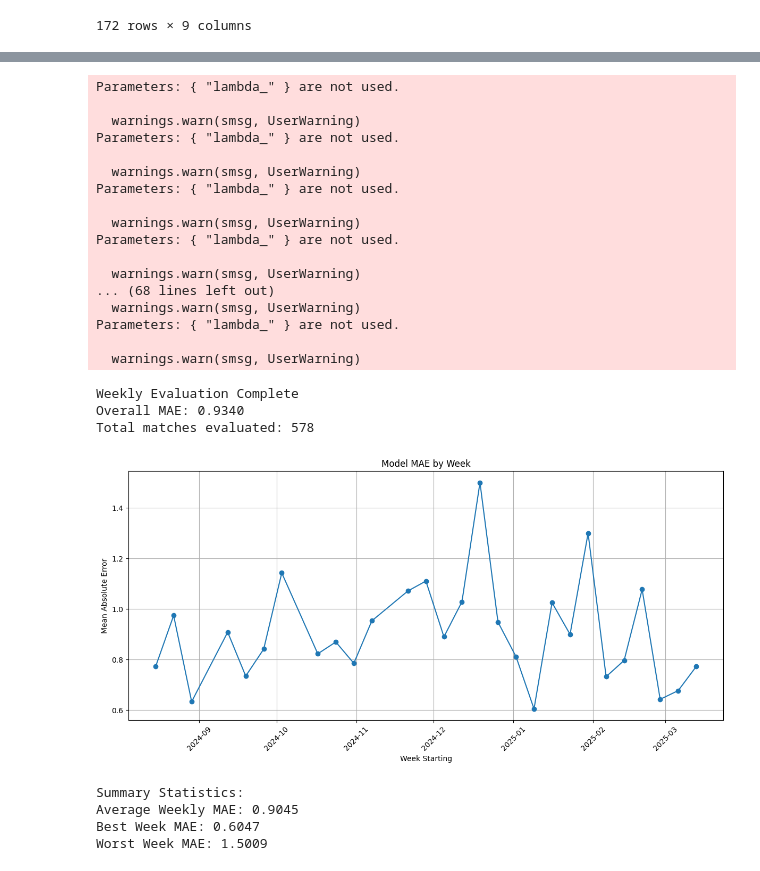
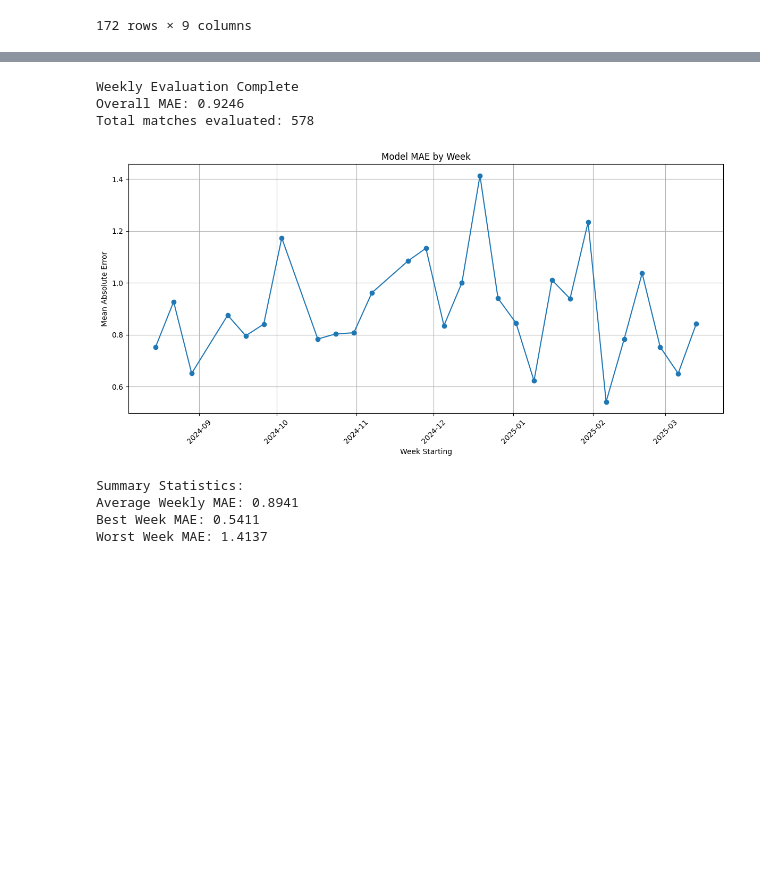
Before and after one commit to louis-porter/team-eval, a Jupyter notebook: ml/xgboost_model.ipynb, the cells around one changed output, grey strips where cells are left out. Saved outputs shown, nothing was run; the diff lists cells and outputs as text; code cells hidden in the pictures; blank space fills up the shorter version.

```diff
--- a/ml/xgboost_model.ipynb
+++ b/ml/xgboost_model.ipynb
@@ -1137,7 +1241,7 @@ def evaluate_weekly(final_df, start_date, end_date, feature_cols, target_col="go
     all_predictions = []
 
     # Convert categorical columns to category type if needed
-    cat_cols = ["division", "team", "opponent_team"] #, "team", "opponent_team"
+    cat_cols = ["division"] #, "team", "opponent_team"
     X = final_df[feature_cols].copy()
     for col in cat_cols:
         if col in X.columns:
@@ -1233,12 +1337,6 @@ def evaluate_weekly(final_df, start_date, end_date, feature_cols, target_col="go
 
     return results_df, all_predictions_df
 
-# Define feature columns
-feature_cols = ["division", "home?", "avg_market_value", "opponent_avg_market_value", "rolling_finishing_ability", "rolling_opponent_finishing_ability", "team", "opponent_team",#"xg_interaction",
-                "rolling_goals_for", "rolling_xg_for", "rolling_shots_for", "rolling_shots_on_target_for", "rolling_corners_for", "rolling_deep_for", "rolling_ppda_for",
-                "opponent_rolling_goals_against", "opponent_rolling_xg_against", "opponent_rolling_shots_against", "opponent_rolling_shots_on_target_against", "opponent_rolling_corners_against", "opponent_rolling_deep_against", "opponent_rolling_ppda_against"]
-
-
 # Set evaluation period
 start_date = "2024-08-01"  # Start after a few games have been played
 end_date = "2025-03-17"    # End with the most recent data
@@ -1247,55 +1345,38 @@ end_date = "2025-03-17"    # End with the most recent data
 weekly_results, all_predictions = evaluate_weekly(
     final_df,
     start_date=start_date,
     end_date=end_date,
     feature_cols=feature_cols,
     promoted_teams=["Ipswich", "Leicester", "Southampton"],
     verbose=False
 )
 
 # Visualize results
 import matplotlib.pyplot as plt
 
 plt.figure(figsize=(12, 6))
 plt.plot(weekly_results['week_starting'], weekly_results['mae'], marker='o')
 plt.title('Model MAE by Week')
 plt.xlabel('Week Starting')
 plt.ylabel('Mean Absolute Error')
 plt.grid(True)
 plt.xticks(rotation=45)
 plt.tight_layout()
 plt.show()
 
 # Print summary statistics
 print("\nSummary Statistics:")
 print(f"Average Weekly MAE: {weekly_results['mae'].mean():.4f}")
 print(f"Best Week MAE: {weekly_results['mae'].min():.4f}")
 print(f"Worst Week MAE: {weekly_results['mae'].max():.4f}")
 
 all_predictions.to_csv("preds.csv")
 # %% [output]
-Parameters: { "lambda_" } are not used.
-
-  warnings.warn(smsg, UserWarning)
-Parameters: { "lambda_" } are not used.
-
-  warnings.warn(smsg, UserWarning)
-Parameters: { "lambda_" } are not used.
-
-  warnings.warn(smsg, UserWarning)
-Parameters: { "lambda_" } are not used.
-
-  warnings.warn(smsg, UserWarning)
-... (68 lines left out)
-  warnings.warn(smsg, UserWarning)
-Parameters: { "lambda_" } are not used.
-
-  warnings.warn(smsg, UserWarning)
+Weekly Evaluation Complete
+Overall MAE: 0.9246
+Total matches evaluated: 578
+[figure, new version]
-Weekly Evaluation Complete
-Overall MAE: 0.9340
-Total matches evaluated: 578
+Summary Statistics:
+Average Weekly MAE: 0.8941
+Best Week MAE: 0.5411
+Worst Week MAE: 1.4137
-[figure, old version]
-Summary Statistics:
-Average Weekly MAE: 0.9045
-Best Week MAE: 0.6047
-Worst Week MAE: 1.5009
```
Also changed, not shown: parts of 9 cells of this notebook, 1 other file.
